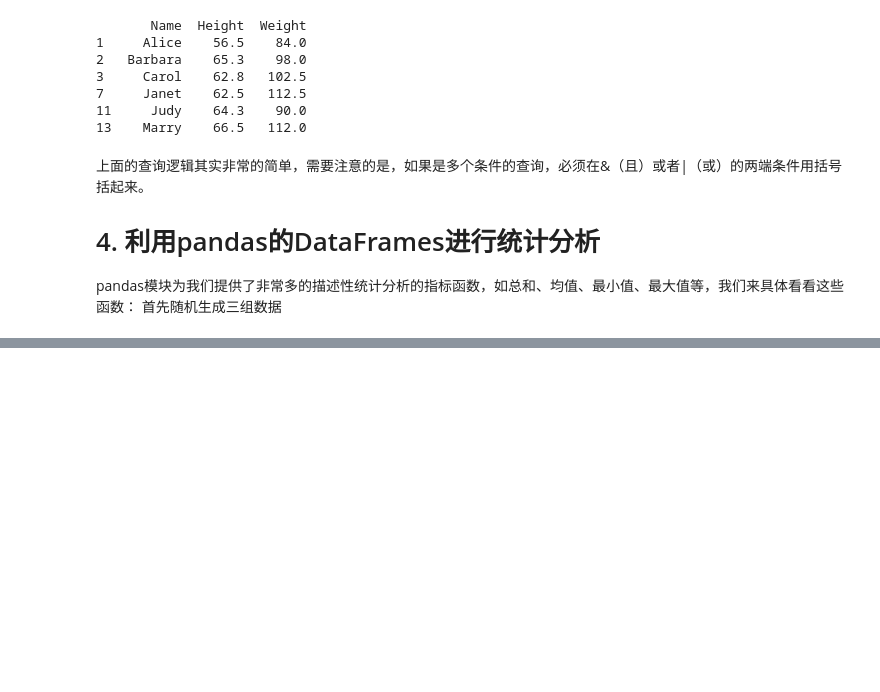
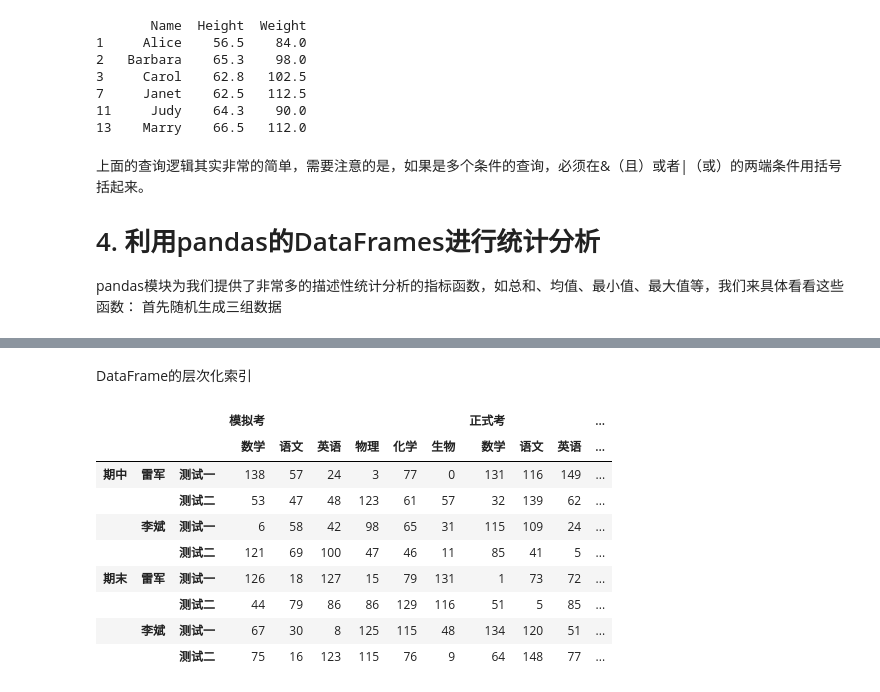
Before and after one commit to youthcolor/mypython, a Jupyter notebook: pandas-basic/pandas-basic.ipynb, the cells around one changed output, grey strips where cells are left out. Saved outputs shown, nothing was run; the diff lists cells and outputs as text; code cells hidden in the pictures; blank space fills up the shorter version.

```diff
--- a/pandas-basic/pandas-basic.ipynb
+++ b/pandas-basic/pandas-basic.ipynb
@@ -353,0 +1113,21 @@ pandas模块为我们提供了非常多的描述性统计分析的指标函数
+# %% [markdown]
+DataFrame的层次化索引
+# %%
+data = pd.DataFrame(np.random.randint(0,150,size=(8,12)),
+               columns = pd.MultiIndex.from_product([['模拟考','正式考'],
+                                                   ['数学','语文','英语','物理','化学','生物']]),
+               index = pd.MultiIndex.from_product([['期中','期末'],
+                                                   ['雷军','李斌'],
+                                                  ['测试一','测试二']]))
+data
+# %% [output]
+|  |  |  | 模拟考 |  |  |  |  |  | 正式考 |  |  | ... |
+|  |  |  | 数学 | 语文 | 英语 | 物理 | 化学 | 生物 | 数学 | 语文 | 英语 | ... |
+| 期中 | 雷军 | 测试一 | 138 | 57 | 24 | 3 | 77 | 0 | 131 | 116 | 149 | ... |
+|  |  | 测试二 | 53 | 47 | 48 | 123 | 61 | 57 | 32 | 139 | 62 | ... |
+|  | 李斌 | 测试一 | 6 | 58 | 42 | 98 | 65 | 31 | 115 | 109 | 24 | ... |
+|  |  | 测试二 | 121 | 69 | 100 | 47 | 46 | 11 | 85 | 41 | 5 | ... |
+| 期末 | 雷军 | 测试一 | 126 | 18 | 127 | 15 | 79 | 131 | 1 | 73 | 72 | ... |
+|  |  | 测试二 | 44 | 79 | 86 | 86 | 129 | 116 | 51 | 5 | 85 | ... |
+|  | 李斌 | 测试一 | 67 | 30 | 8 | 125 | 115 | 48 | 134 | 120 | 51 | ... |
+|  |  | 测试二 | 75 | 16 | 123 | 115 | 76 | 9 | 64 | 148 | 77 | ... |
```
Also changed, not shown: parts of 91 cells of this notebook.
